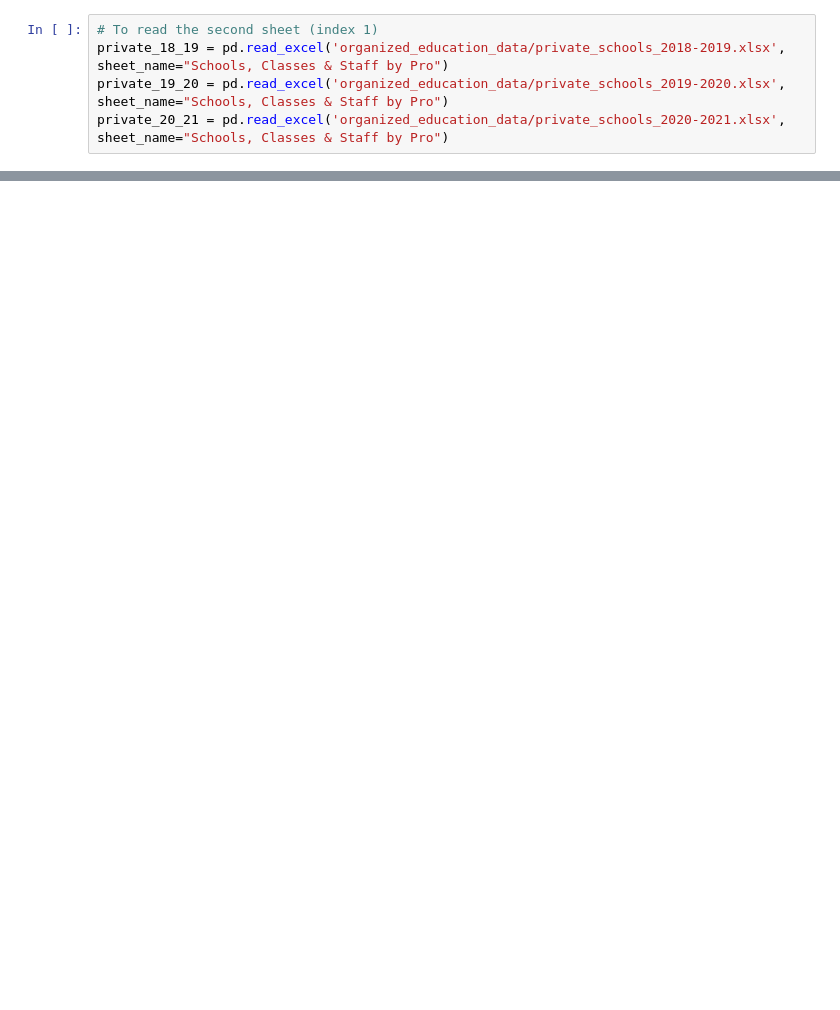
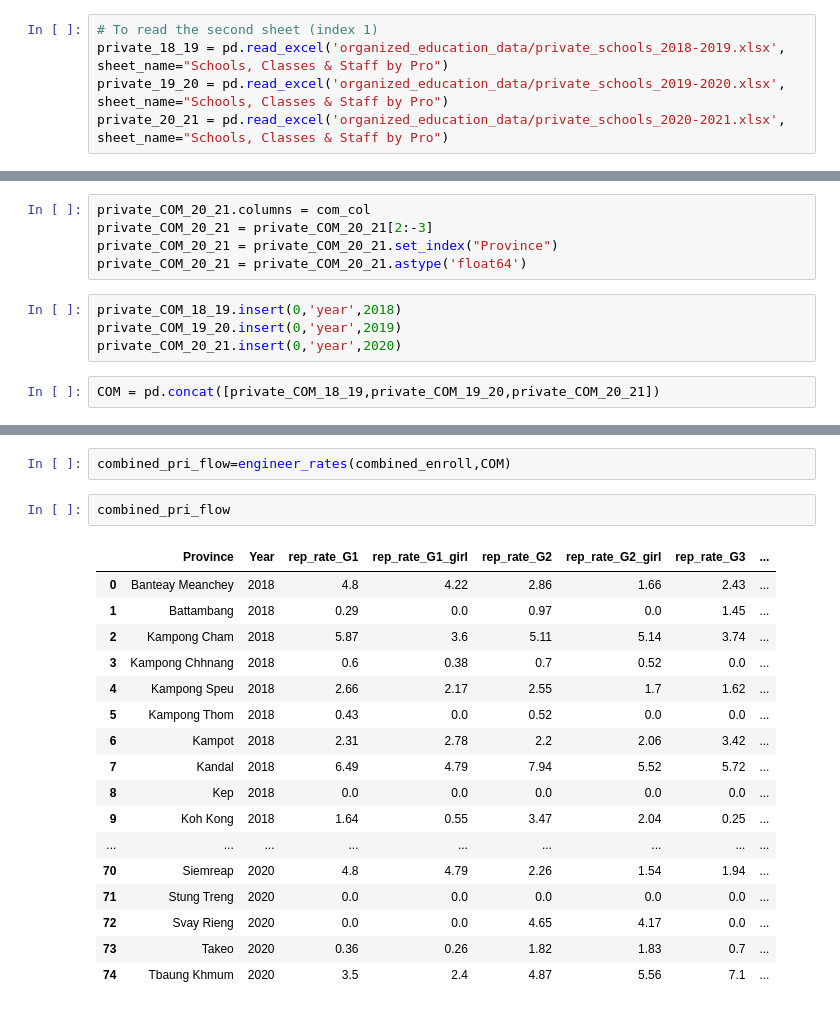
Before and after one commit to i-eat-tea/MINI_PROJECT_AMS_B_GROUP3, a Jupyter notebook: private_dashboard.ipynb, the cells around one changed output, grey strips where cells are left out. Drawn from its saved outputs; the diff is of its cells as text; blank space fills up the shorter version.

```diff
--- a/private_dashboard.ipynb
+++ b/private_dashboard.ipynb
@@ -302,0 +269,11 @@ combined_school
+# %%
+private_COM_20_21.columns = com_col
+private_COM_20_21 = private_COM_20_21[2:-3]
+private_COM_20_21 = private_COM_20_21.set_index("Province")
+private_COM_20_21 = private_COM_20_21.astype('float64')
+# %%
+private_COM_18_19.insert(0,'year',2018)
+private_COM_19_20.insert(0,'year',2019)
+private_COM_20_21.insert(0,'year',2020)
+# %%
+COM = pd.concat([private_COM_18_19,private_COM_19_20,private_COM_20_21])
@@ -302,0 +499,22 @@ combined_school
+# %%
+combined_pri_flow=engineer_rates(combined_enroll,COM)
+# %%
+combined_pri_flow
+# %% [output]
+|  | Province | Year | rep_rate_G1 | rep_rate_G1_girl | rep_rate_G2 | rep_rate_G2_girl | rep_rate_G3 | ... |
+| 0 | Banteay Meanchey | 2018 | 4.8 | 4.22 | 2.86 | 1.66 | 2.43 | ... |
+| 1 | Battambang | 2018 | 0.29 | 0.0 | 0.97 | 0.0 | 1.45 | ... |
+| 2 | Kampong Cham | 2018 | 5.87 | 3.6 | 5.11 | 5.14 | 3.74 | ... |
+| 3 | Kampong Chhnang | 2018 | 0.6 | 0.38 | 0.7 | 0.52 | 0.0 | ... |
+| 4 | Kampong Speu | 2018 | 2.66 | 2.17 | 2.55 | 1.7 | 1.62 | ... |
+| 5 | Kampong Thom | 2018 | 0.43 | 0.0 | 0.52 | 0.0 | 0.0 | ... |
+| 6 | Kampot | 2018 | 2.31 | 2.78 | 2.2 | 2.06 | 3.42 | ... |
+| 7 | Kandal | 2018 | 6.49 | 4.79 | 7.94 | 5.52 | 5.72 | ... |
+| 8 | Kep | 2018 | 0.0 | 0.0 | 0.0 | 0.0 | 0.0 | ... |
+| 9 | Koh Kong | 2018 | 1.64 | 0.55 | 3.47 | 2.04 | 0.25 | ... |
+| ... | ... | ... | ... | ... | ... | ... | ... | ... |
+| 70 | Siemreap | 2020 | 4.8 | 4.79 | 2.26 | 1.54 | 1.94 | ... |
+| 71 | Stung Treng | 2020 | 0.0 | 0.0 | 0.0 | 0.0 | 0.0 | ... |
+| 72 | Svay Rieng | 2020 | 0.0 | 0.0 | 4.65 | 4.17 | 0.0 | ... |
+| 73 | Takeo | 2020 | 0.36 | 0.26 | 1.82 | 1.83 | 0.7 | ... |
+| 74 | Tbaung Khmum | 2020 | 3.5 | 2.4 | 4.87 | 5.56 | 7.1 | ... |
```
Also changed, not shown: parts of 44 cells of this notebook, 7 other files.
